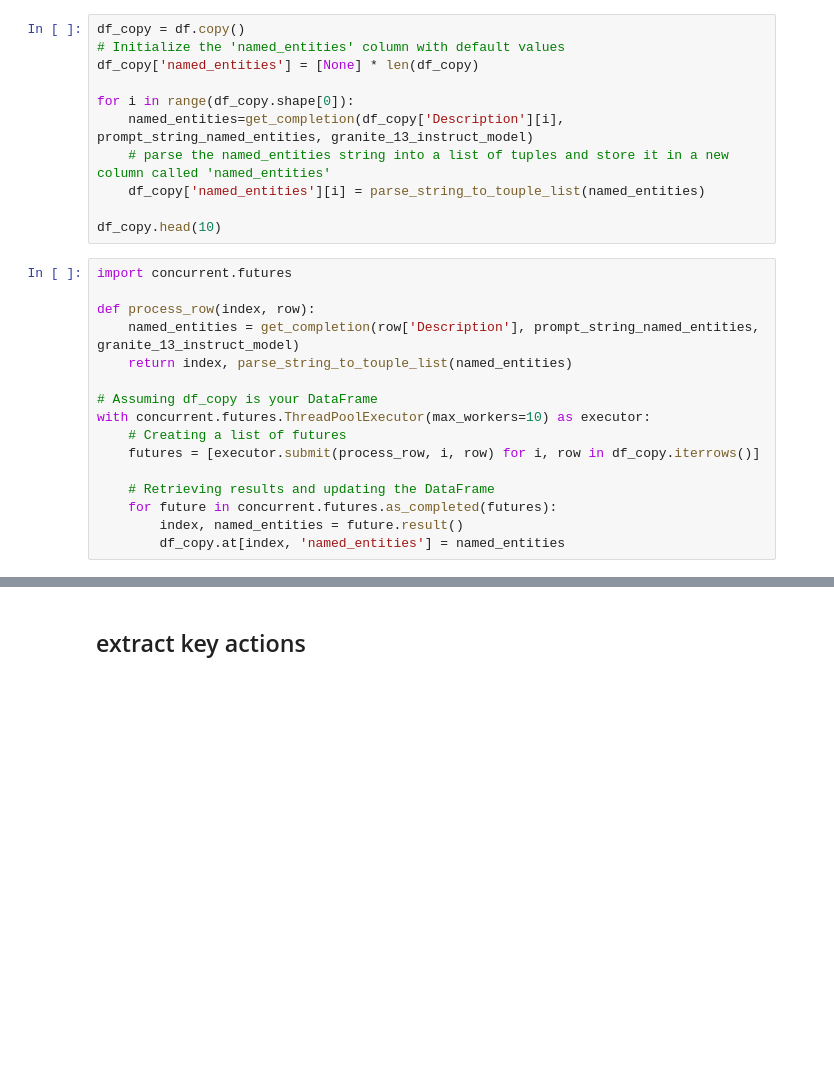
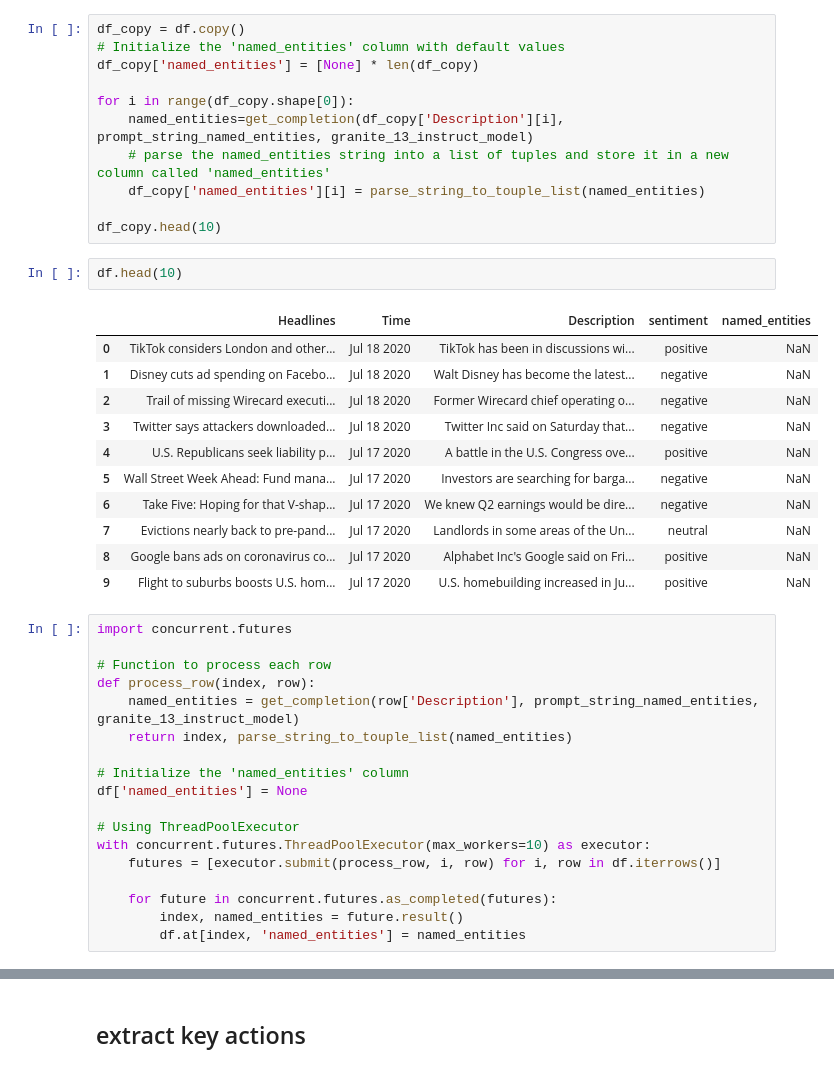
Before and after one commit to Max-Jesch/watsonx_for_financial_news, a Jupyter notebook: financial_news_analysis.ipynb, the cells around one changed output, grey strips where cells are left out. Drawn from its saved outputs; the diff is of its cells as text; blank space fills up the shorter version.

```diff
--- a/financial_news_analysis.ipynb
+++ b/financial_news_analysis.ipynb
@@ -177,19 +198,35 @@ for i in range(df_copy.shape[0]):
     df_copy['named_entities'][i] = parse_string_to_touple_list(named_entities)
 
 df_copy.head(10)
+# %%
+df.head(10)
+# %% [output]
+|  | Headlines | Time | Description | sentiment | named_entities |
+| 0 | TikTok considers London and other... | Jul 18 2020 | TikTok has been in discussions wi... | positive | NaN |
+| 1 | Disney cuts ad spending on Facebo... | Jul 18 2020 | Walt Disney has become the latest... | negative | NaN |
+| 2 | Trail of missing Wirecard executi... | Jul 18 2020 | Former Wirecard chief operating o... | negative | NaN |
+| 3 | Twitter says attackers downloaded... | Jul 18 2020 | Twitter Inc said on Saturday that... | negative | NaN |
+| 4 | U.S. Republicans seek liability p... | Jul 17 2020 | A battle in the U.S. Congress ove... | positive | NaN |
+| 5 | Wall Street Week Ahead: Fund mana... | Jul 17 2020 | Investors are searching for barga... | negative | NaN |
+| 6 | Take Five: Hoping for that V-shap... | Jul 17 2020 | We knew Q2 earnings would be dire... | negative | NaN |
+| 7 | Evictions nearly back to pre-pand... | Jul 17 2020 | Landlords in some areas of the Un... | neutral | NaN |
+| 8 | Google bans ads on coronavirus co... | Jul 17 2020 | Alphabet Inc's Google said on Fri... | positive | NaN |
+| 9 | Flight to suburbs boosts U.S. hom... | Jul 17 2020 | U.S. homebuilding increased in Ju... | positive | NaN |
 # %%
 import concurrent.futures
 
+# Function to process each row
 def process_row(index, row):
     named_entities = get_completion(row['Description'], prompt_string_named_entities, granite_13_instruct_model)
     return index, parse_string_to_touple_list(named_entities)
 
-# Assuming df_copy is your DataFrame
+# Initialize the 'named_entities' column
+df['named_entities'] = None
+
+# Using ThreadPoolExecutor
 with concurrent.futures.ThreadPoolExecutor(max_workers=10) as executor:
-    # Creating a list of futures
-    futures = [executor.submit(process_row, i, row) for i, row in df_copy.iterrows()]
+    futures = [executor.submit(process_row, i, row) for i, row in df.iterrows()]
 
-    # Retrieving results and updating the DataFrame
     for future in concurrent.futures.as_completed(futures):
         index, named_entities = future.result()
-        df_copy.at[index, 'named_entities'] = named_entities
+        df.at[index, 'named_entities'] = named_entities
```
Also changed, not shown: parts of 39 cells of this notebook.
